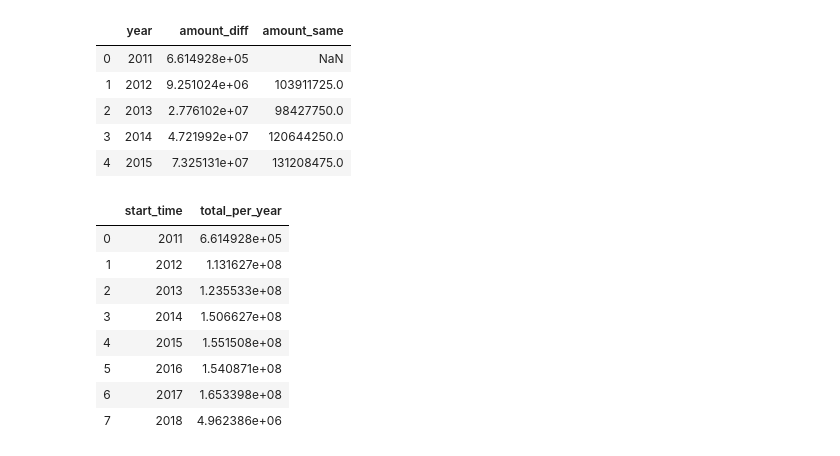
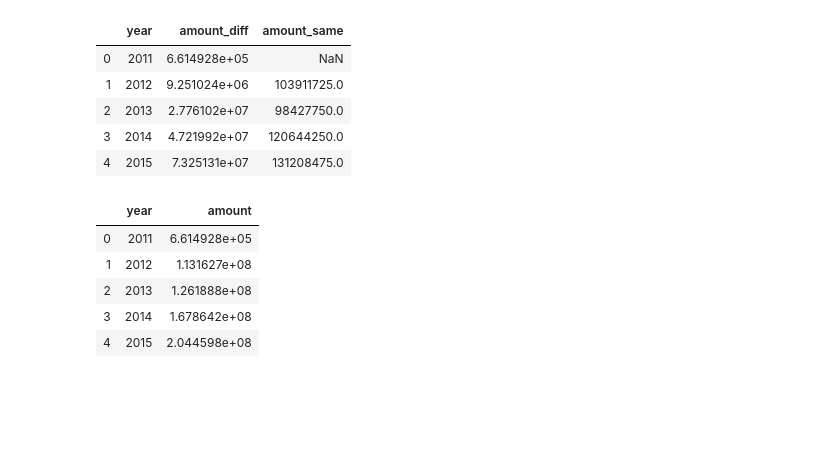
Before and after one commit to Chri1629/cs_project, a Jupyter notebook: esame_chri.ipynb, the cells around one changed output. Saved outputs shown, nothing was run; the diff lists cells and outputs as text; code cells hidden in the pictures; blank space fills up the shorter version.

```diff
--- a/esame_chri.ipynb
+++ b/esame_chri.ipynb
@@ -482,19 +482,15 @@ tot.head()
 | 4 | 2015 | 7.325131e+07 | 131208475.0 |
 # %%
 tot[["amount_diff" , "amount_same"]] = tot[["amount_diff" , "amount_same"]].fillna(0)
+tot["amount"] = tot["amount_diff"] + tot["amount_same"]
+tot = tot[['year', 'amount']]
-# %%
-tot["total_per_year"] = tot["loan_amount_per_year"] + tot["loan_amount"]
-tot = tot[["start_time", "total_per_year"]]
 # %%
 #Decommentare questa riga per vedere i risultati.
-tot
+tot.head()
 # %% [output]
-|  | start_time | total_per_year |
+|  | year | amount |
 | 0 | 2011 | 6.614928e+05 |
 | 1 | 2012 | 1.131627e+08 |
-| 2 | 2013 | 1.235533e+08 |
-| 3 | 2014 | 1.506627e+08 |
-| 4 | 2015 | 1.551508e+08 |
-| 5 | 2016 | 1.540871e+08 |
-| 6 | 2017 | 1.653398e+08 |
-| 7 | 2018 | 4.962386e+06 |
+| 2 | 2013 | 1.261888e+08 |
+| 3 | 2014 | 1.678642e+08 |
+| 4 | 2015 | 2.044598e+08 |
```
